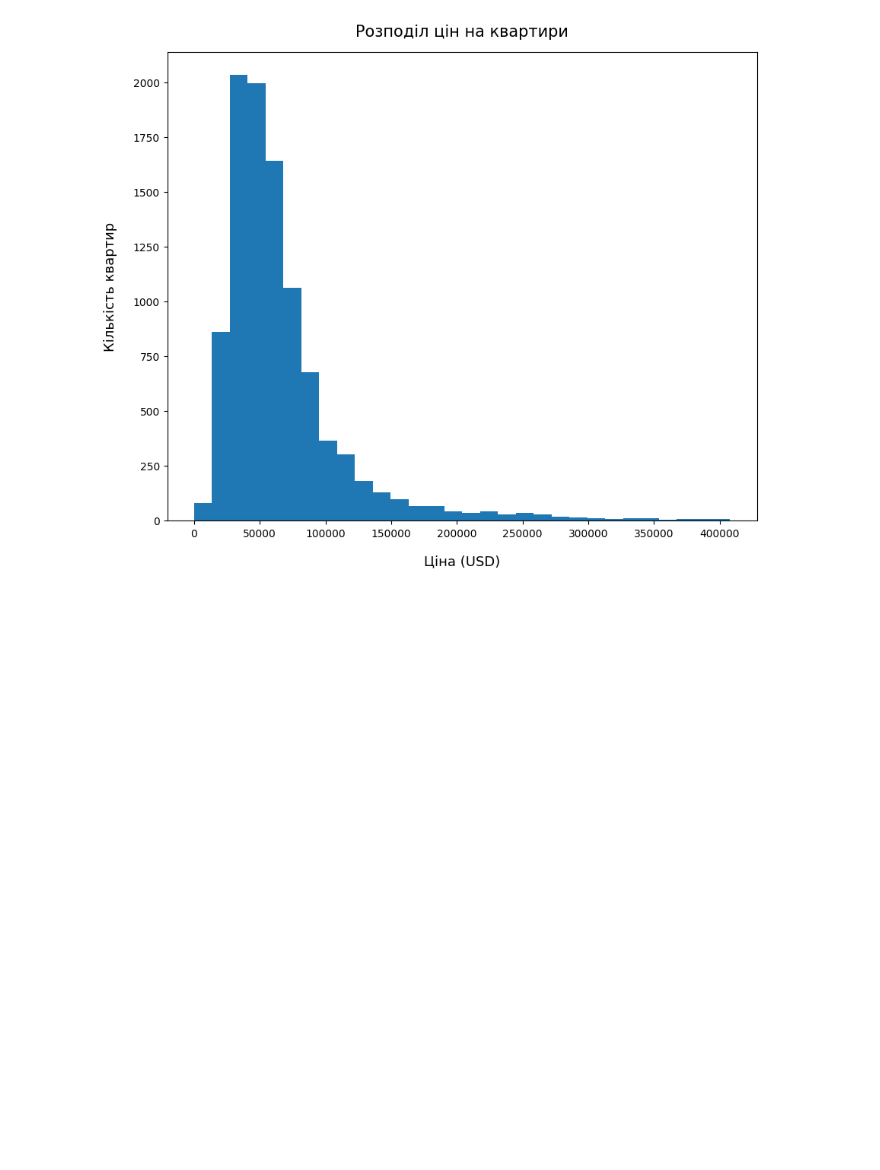
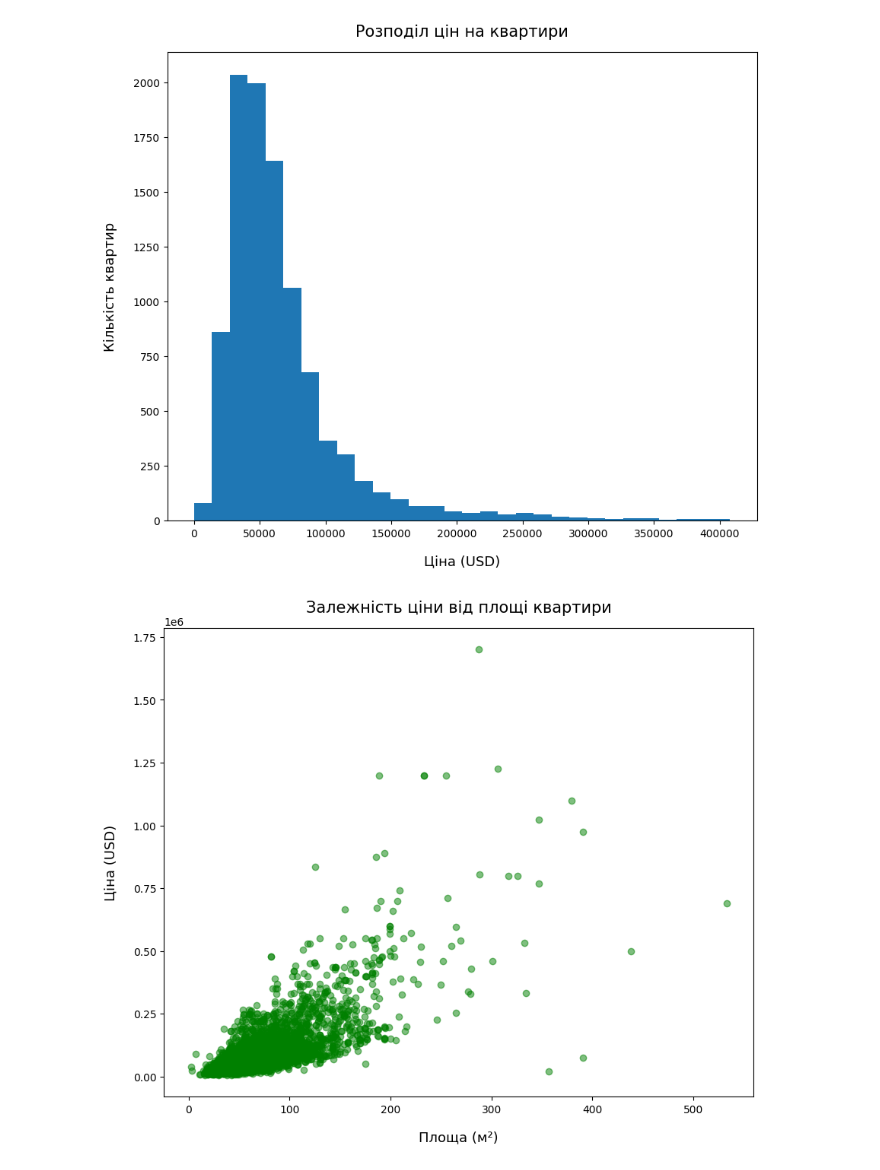
Before and after one commit to Ihor-MA/flats-data-analytics, a Jupyter notebook: visualization.ipynb, the cells around one changed output. Drawn from its saved outputs; the diff is of its cells as text; code cells hidden in the pictures; blank space fills up the shorter version.

Commit message:
Created graphic 'залежнiсть цiни вiд площi квартири'

```diff
--- a/visualization.ipynb
+++ b/visualization.ipynb
@@ -16,3 +16,12 @@ plt.title("Розподіл цін на квартири", pad=15, fontsize=15)
 plt.show()
 # %% [output]
 [figure]
+# %%
+plt.figure(figsize=(10, 8))
+plt.scatter(df["Total area(m²)"], df["Price(USD)"], color="green", alpha=0.5)
+plt.xlabel("Площа (м²)", labelpad=15, fontsize=13)
+plt.ylabel("Ціна (USD)", labelpad=15, fontsize=13)
+plt.title("Залежність ціни від площі квартири", pad=15, fontsize=15)
+plt.show()
+# %% [output]
+[figure, added]
```
